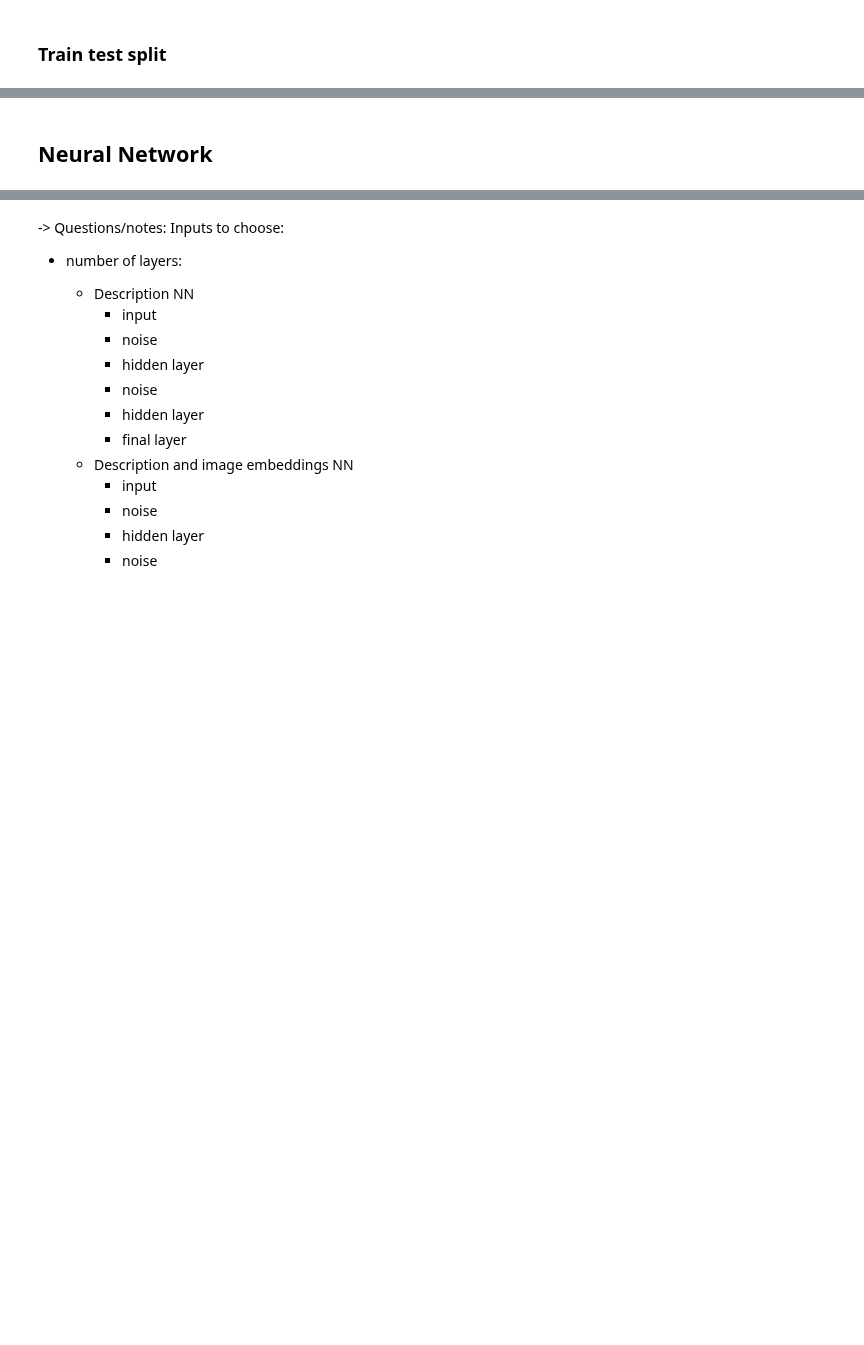
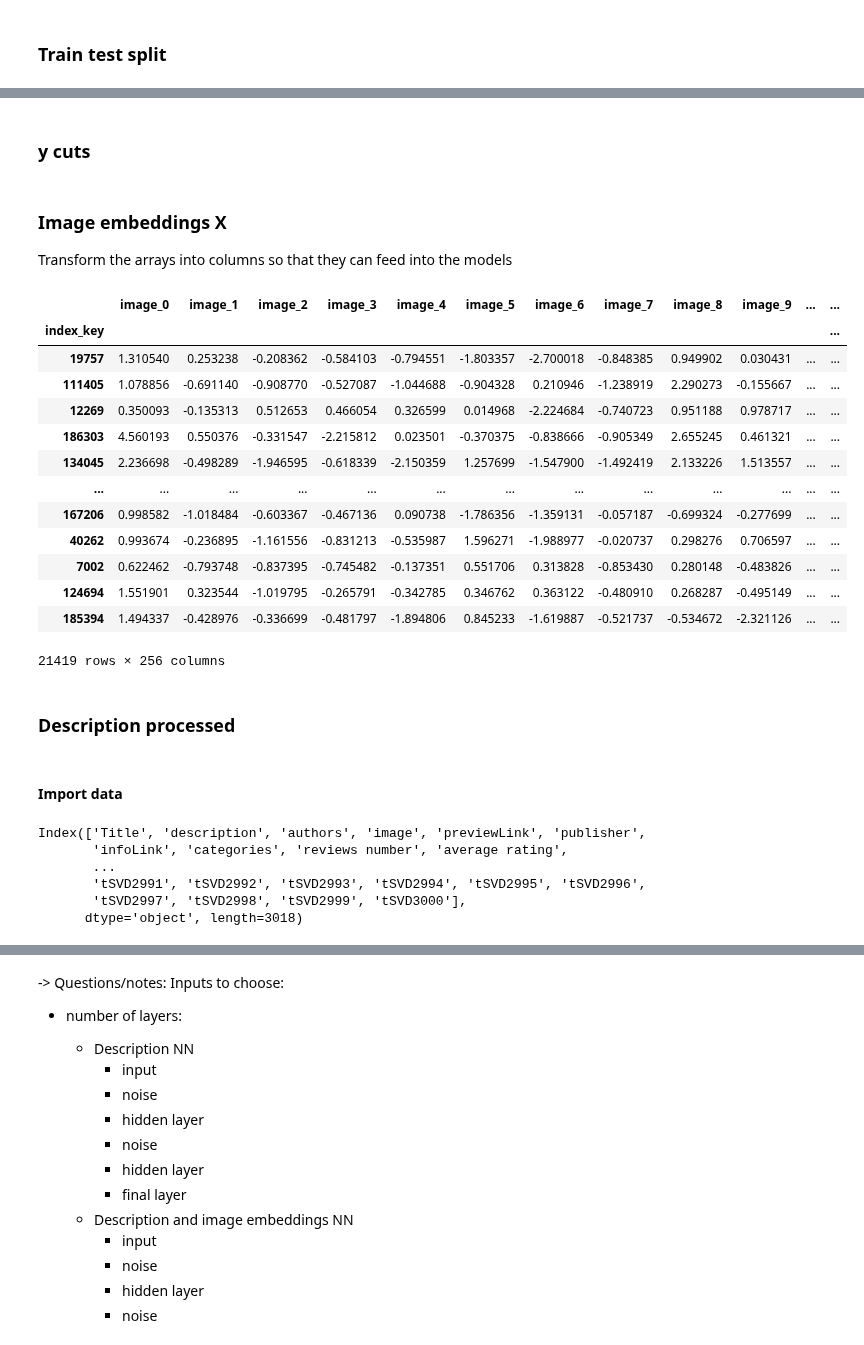
Before and after one commit to MargheSerena/Group-project, a Jupyter notebook: 03 ML set up_MF.ipynb, the cells around one changed output, grey strips where cells are left out. Saved outputs shown, nothing was run; the diff lists cells and outputs as text; code cells hidden in the pictures; blank space fills up the shorter version.

```diff
--- a/03 ML set up_MF.ipynb
+++ b/03 ML set up_MF.ipynb
@@ -157,0 +141,2 @@ These need may need to be transformed in from arrays to columns if the model we
+# %%
+title_embeddings_df = title_embeddings_df.set_index('index_key')
@@ -171,11 +181,7 @@ Most of the cleaning is done in '02 Consolidate books dataset':
 # %%
 # Create X and y including all X features and all all teh possible target variables
 # NOTE: we will have to add the description PCA in X_features
-columns_to_drop = ['description', 'image', 'previewLink',
-       'infoLink', 'categories', 'reviews number', 'average rating',
-       'median rating', 'min review date', 'max review date',
-       'weighted rating', 'date', 'description_language',
-       'publisher']
+X_columns = ['year', 'Embedding', 'index', 'Title']
 
-X = df.drop(columns_to_drop, axis = 1)
-y = df[['average rating', 'weighted rating']]
+X = title_embeddings_df[X_columns]
+y = title_embeddings_df[['average rating', 'weighted rating']]
@@ -202,7 +216,3 @@ train_indices.to_csv(
 test_indices.to_csv(
     os.path.join(output_folder, 'test_indices.csv')
 )
-# %%
-# Remove Title and idex
-X_train = X_train.drop(['Title', 'index'], axis = 1)
-X_test = X_test.drop(['Title', 'index'], axis = 1)
@@ -308,2 +219,2 @@ evaluation_metrics
-# %% [markdown]
-## Neural Network
+# %% [markdown]
+### y cuts
@@ -309,0 +229,48 @@ evaluation_metrics
+# %% [markdown]
+### Image embeddings X
+Transform the arrays into columns so that they can feed into the models
+# %%
+X_images_train = X_train['Embedding'].apply(pd.Series)
+X_images_test = X_test['Embedding'].apply(pd.Series)
+
+# Rename columns
+X_images_train = X_images_train.add_prefix('image_')
+X_images_test = X_images_test.add_prefix('image_')
+# %%
+X_images_train
+# %% [output]
+|  | image_0 | image_1 | image_2 | image_3 | image_4 | image_5 | image_6 | image_7 | image_8 | image_9 | ... | ... |
+| index_key |  |  |  |  |  |  |  |  |  |  |  | ... |
+| 19757 | 1.310540 | 0.253238 | -0.208362 | -0.584103 | -0.794551 | -1.803357 | -2.700018 | -0.848385 | 0.949902 | 0.030431 | ... | ... |
+| 111405 | 1.078856 | -0.691140 | -0.908770 | -0.527087 | -1.044688 | -0.904328 | 0.210946 | -1.238919 | 2.290273 | -0.155667 | ... | ... |
+| 12269 | 0.350093 | -0.135313 | 0.512653 | 0.466054 | 0.326599 | 0.014968 | -2.224684 | -0.740723 | 0.951188 | 0.978717 | ... | ... |
+| 186303 | 4.560193 | 0.550376 | -0.331547 | -2.215812 | 0.023501 | -0.370375 | -0.838666 | -0.905349 | 2.655245 | 0.461321 | ... | ... |
+| 134045 | 2.236698 | -0.498289 | -1.946595 | -0.618339 | -2.150359 | 1.257699 | -1.547900 | -1.492419 | 2.133226 | 1.513557 | ... | ... |
+| ... | ... | ... | ... | ... | ... | ... | ... | ... | ... | ... | ... | ... |
+| 167206 | 0.998582 | -1.018484 | -0.603367 | -0.467136 | 0.090738 | -1.786356 | -1.359131 | -0.057187 | -0.699324 | -0.277699 | ... | ... |
+| 40262 | 0.993674 | -0.236895 | -1.161556 | -0.831213 | -0.535987 | 1.596271 | -1.988977 | -0.020737 | 0.298276 | 0.706597 | ... | ... |
+| 7002 | 0.622462 | -0.793748 | -0.837395 | -0.745482 | -0.137351 | 0.551706 | 0.313828 | -0.853430 | 0.280148 | -0.483826 | ... | ... |
+| 124694 | 1.551901 | 0.323544 | -1.019795 | -0.265791 | -0.342785 | 0.346762 | 0.363122 | -0.480910 | 0.268287 | -0.495149 | ... | ... |
+| 185394 | 1.494337 | -0.428976 | -0.336699 | -0.481797 | -1.894806 | 0.845233 | -1.619887 | -0.521737 | -0.534672 | -2.321126 | ... | ... |
+21419 rows × 256 columns
+# %% [markdown]
+### Description processed
+# %% [markdown]
+#### Import data
+# %%
+# Description NLP test
+NLP_df_test = pd.read_csv(
+    os.path.join(output_folder, 'X_test_tSVD_3000.csv')
+)
+
+# Set indices as in train test split
+NLP_df_test = NLP_df_test.set_index('index')
+
+NLP_df_test.columns
+# %% [output]
+Index(['Title', 'description', 'authors', 'image', 'previewLink', 'publisher',
+       'infoLink', 'categories', 'reviews number', 'average rating',
+       ...
+       'tSVD2991', 'tSVD2992', 'tSVD2993', 'tSVD2994', 'tSVD2995', 'tSVD2996',
+       'tSVD2997', 'tSVD2998', 'tSVD2999', 'tSVD3000'],
+      dtype='object', length=3018)
```
Also changed, not shown: parts of 98 cells of this notebook, 4 other files.
